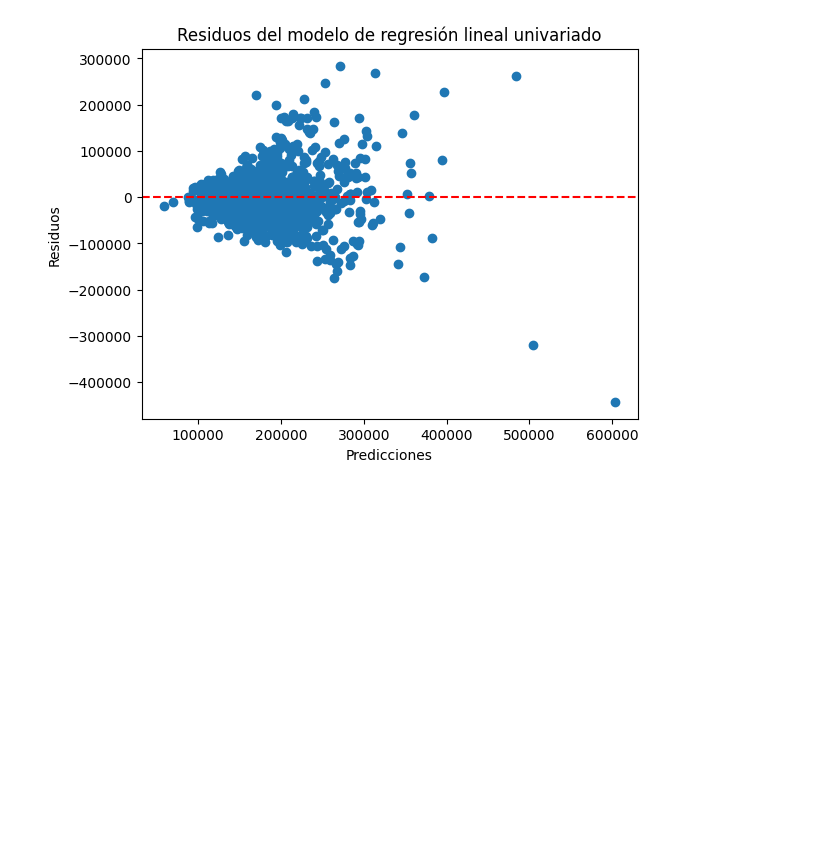
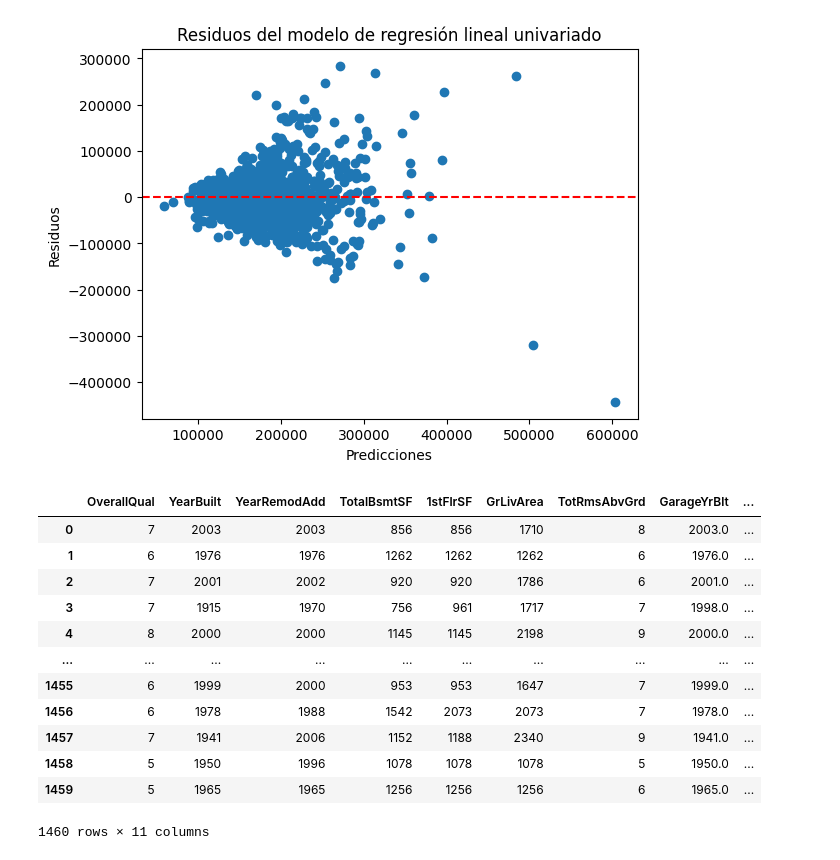
Before and after one commit to estebandonis/HT3-MineriadeDatos, a Jupyter notebook: lab3.ipynb, the cells around one changed output. Cells and saved outputs as stored; diff of their text form; code cells hidden in the pictures; blank space fills up the shorter version.

```diff
--- a/lab3.ipynb
+++ b/lab3.ipynb
@@ -280,3 +289,21 @@ Notes:
 strong multicollinearity or other numerical problems.
 [figure]
 [figure]
+# %%
+selectedVars = ['OverallQual', 'YearBuilt', 'YearRemodAdd', 'TotalBsmtSF', '1stFlrSF', 'GrLivArea', 'TotRmsAbvGrd', 'GarageYrBlt', 'GarageCars', 'GarageArea', 'SalePrice']
+numericas = houses_df[selectedVars]
+numericas
+# %% [output]
+|  | OverallQual | YearBuilt | YearRemodAdd | TotalBsmtSF | 1stFlrSF | GrLivArea | TotRmsAbvGrd | GarageYrBlt | ... |
+| 0 | 7 | 2003 | 2003 | 856 | 856 | 1710 | 8 | 2003.0 | ... |
+| 1 | 6 | 1976 | 1976 | 1262 | 1262 | 1262 | 6 | 1976.0 | ... |
+| 2 | 7 | 2001 | 2002 | 920 | 920 | 1786 | 6 | 2001.0 | ... |
+| 3 | 7 | 1915 | 1970 | 756 | 961 | 1717 | 7 | 1998.0 | ... |
+| 4 | 8 | 2000 | 2000 | 1145 | 1145 | 2198 | 9 | 2000.0 | ... |
+| ... | ... | ... | ... | ... | ... | ... | ... | ... | ... |
+| 1455 | 6 | 1999 | 2000 | 953 | 953 | 1647 | 7 | 1999.0 | ... |
+| 1456 | 6 | 1978 | 1988 | 1542 | 2073 | 2073 | 7 | 1978.0 | ... |
+| 1457 | 7 | 1941 | 2006 | 1152 | 1188 | 2340 | 9 | 1941.0 | ... |
+| 1458 | 5 | 1950 | 1996 | 1078 | 1078 | 1078 | 5 | 1950.0 | ... |
+| 1459 | 5 | 1965 | 1965 | 1256 | 1256 | 1256 | 6 | 1965.0 | ... |
+1460 rows × 11 columns
```
Also changed, not shown: parts of 11 cells of this notebook, 1 other file.
